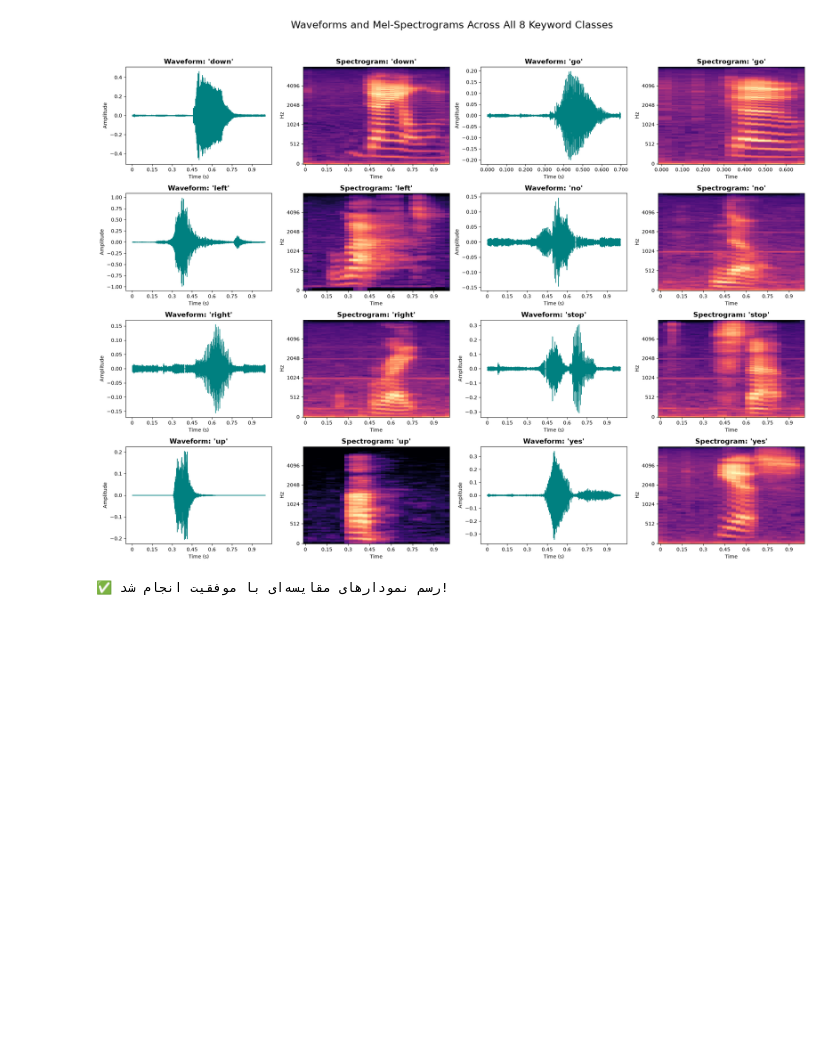
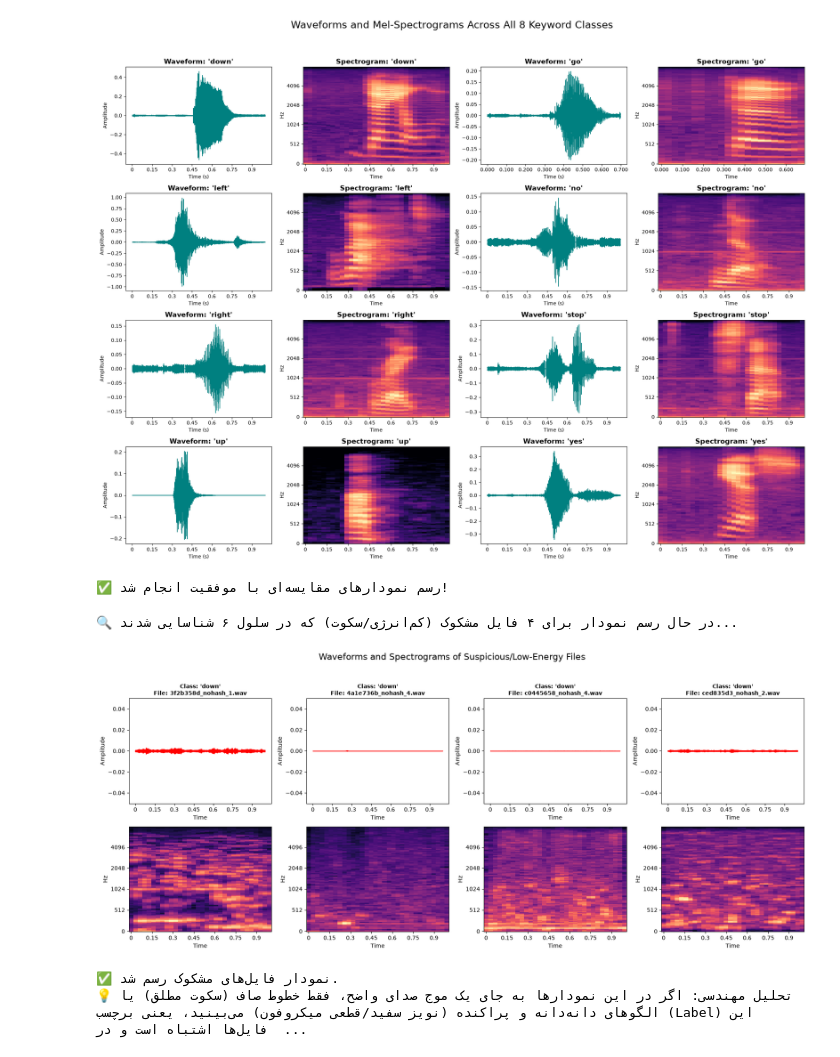
Before and after one commit to frankiesteardrop/Data-Analysis-Project, a Jupyter notebook: Phase1_EDA.ipynb, the cells around one changed output. Drawn from its saved outputs; the diff is of its cells as text; code cells hidden in the pictures; blank space fills up the shorter version.

Commit message:
feat: visually inspect and plot suspicious low-energy audio files

```diff
--- a/Phase1_EDA.ipynb
+++ b/Phase1_EDA.ipynb
@@ -373,3 +373,47 @@ print("✅ رسم نمودارهای مقایسه‌ای با موفقیت ان
 ⏳ در حال پردازش و رسم امواج و طیف‌نگارها برای یک نمونه از هر ۸ کلاس (لطفاً کمی صبر کنید)...
 [figure]
 ✅ رسم نمودارهای مقایسه‌ای با موفقیت انجام شد!
+# %%
+# سلول ۸: بررسی بصری و تحلیل فایل‌های مشکوک (سکوت و کم‌انرژی)
+import matplotlib.pyplot as plt
+import librosa
+import librosa.display
+import numpy as np
+import os
+
+print("🔍 در حال رسم نمودار برای ۴ فایل مشکوک (کم‌انرژی/سکوت) که در سلول ۶ شناسایی شدند...")
+
+# انتخاب 4 فایل اول از لیست فایل‌های کم‌انرژی
+suspicious_samples = low_energy_files.head(4)
+
+fig, axes = plt.subplots(nrows=2, ncols=4, figsize=(18, 8))
+fig.suptitle("Waveforms and Spectrograms of Suspicious/Low-Energy Files", fontsize=16)
+
+for i, (idx, row) in enumerate(suspicious_samples.iterrows()):
+    filepath = os.path.join(EXTRACTED_DIR, row['Word_Class'], row['Filename'])
+    y, sr = librosa.load(filepath, sr=None)
+
+    # ۱. رسم شکل موج (Waveform)
+    ax_wave = axes[0, i]
+    librosa.display.waveshow(y, sr=sr, ax=ax_wave, color='red')
+    ax_wave.set_title(f"Class: '{row['Word_Class']}'\nFile: {row['Filename']}", fontsize=10, fontweight='bold')
+    ax_wave.set_ylabel("Amplitude")
+    ax_wave.set_ylim([-0.05, 0.05]) # زوم کردن روی دامنه برای دیدن نویزهای بسیار ضعیف
+
+    # ۲. رسم طیف‌نگار (Spectrogram)
+    ax_spec = axes[1, i]
+    mel_spect = librosa.feature.melspectrogram(y=y, sr=sr)
+    mel_spect_db = librosa.power_to_db(mel_spect, ref=np.max)
+    librosa.display.specshow(mel_spect_db, sr=sr, x_axis='time', y_axis='mel', ax=ax_spec)
+    ax_spec.set_ylabel("Hz")
+
+plt.tight_layout(rect=[0, 0.03, 1, 0.95])
+plt.show()
+
+print("✅ نمودار فایل‌های مشکوک رسم شد.")
+print("💡 تحلیل مهندسی: اگر در این نمودارها به جای یک موج صدای واضح، فقط خطوط صاف (سکوت مطلق) یا الگوهای دانه‌دانه و پراکنده (نویز سفید/قطعی میکروفون) می‌بینید، یعنی برچسب (Label) این فایل‌ها اشتباه است و در فاز بعدی باید برای آن‌ها فکری بکنیم.")
+# %% [output]
+🔍 در حال رسم نمودار برای ۴ فایل مشکوک (کم‌انرژی/سکوت) که در سلول ۶ شناسایی شدند...
+[figure, added]
+✅ نمودار فایل‌های مشکوک رسم شد.
+💡 تحلیل مهندسی: اگر در این نمودارها به جای یک موج صدای واضح، فقط خطوط صاف (سکوت مطلق) یا الگوهای دانه‌دانه و پراکنده (نویز سفید/قطعی میکروفون) می‌بینید، یعنی برچسب (Label) این فایل‌ها اشتباه است و در  ...
```
